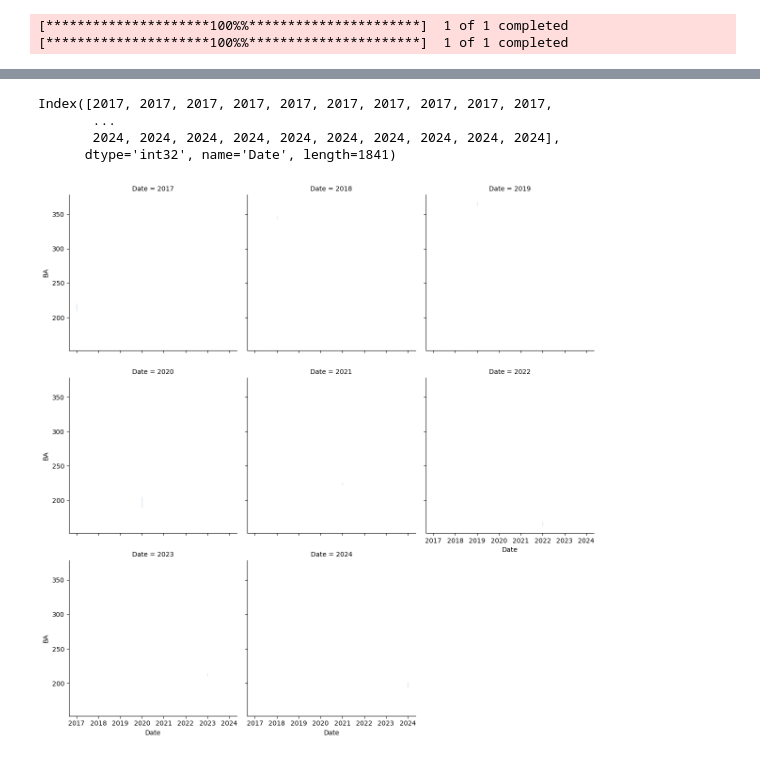
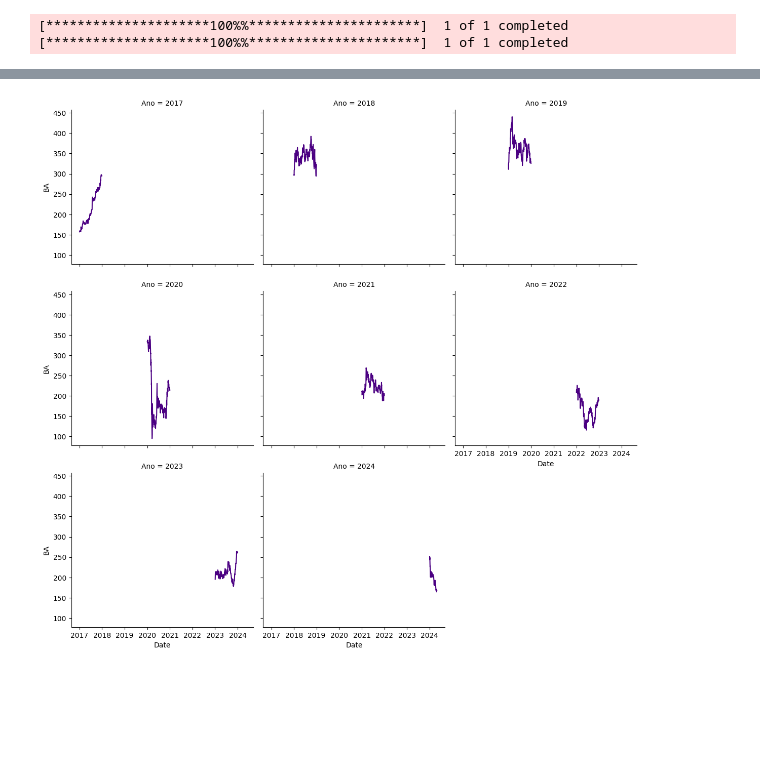
Before and after one commit to jlcamelo2350/Dados-e-automacao, a Jupyter notebook: Análises e automações com Ações da B3/gráficos/Aviação-dados/Setor_Aviação.ipynb, the cells around one changed output, grey strips where cells are left out. Cells and saved outputs as stored; diff of their text form; code cells hidden in the pictures; blank space fills up the shorter version.

```diff
--- a/Análises e automações com Ações da B3/gráficos/Aviação-dados/Setor_Aviação.ipynb
+++ b/Análises e automações com Ações da B3/gráficos/Aviação-dados/Setor_Aviação.ipynb
@@ -242,0 +263,21 @@ plt.show()
+# %%
+#Crio uma figura onde ficará o gráfico
+plt.figure(figsize=(12, 6))
+
+#Plotar os dados de dispersão de preços da Boeing:
+plt.scatter(stock_data.index, stock_data['EADSY'], label=empresas['EADSY'], color = cores['EADSY'], linewidth=0.09)
+plt.title('Preços das Ações da Airbus ao Longo do Tempo')
+plt.xlabel('Ano')
+plt.ylabel('Preço das Ações')
+plt.legend()
+plt.grid()
+# Adicionar um texto dizendo a fonte dos dados
+plt.text(pd.Timestamp('2016-09-01'), 8, 'Fonte: Yahoo Finance', fontsize=10, color='gray', horizontalalignment='left')
+plt.grid(True)
+
+# Adicionar linha de tendência
+stock_data['Date_numeric'] = stock_data.index.astype('int64') // 10**9
+coeficientes2 = np.polyfit(stock_data['Date_numeric'], stock_data['EADSY'], 2)
+tendencia = np.poly1d(coeficientes2)
+plt.plot(stock_data.index, tendencia(stock_data['Date_numeric']), label='Curva de tendência', color='black', linestyle='--', linewidth=1)
+plt.show()
@@ -261,16 +294,20 @@ plt.show()
-# %%
-stock_data['Date'] = stock_data.index.year
-print(stock_data.index.year)
-# %% [output]
-Index([2017, 2017, 2017, 2017, 2017, 2017, 2017, 2017, 2017, 2017,
-       ...
-       2024, 2024, 2024, 2024, 2024, 2024, 2024, 2024, 2024, 2024],
-      dtype='int32', name='Date', length=1841)
+# %%
+# Redefinir o índice para que o índice original seja uma coluna do DataFrame
+stock_data.reset_index(inplace=True)
+
+# Converter a coluna 'Date' para datetime, para evitar na leitura das datas
+stock_data['Date'] = pd.to_datetime(stock_data['Date'])
+
+# Criar uma colunanova, 'Ano', onde armazeno a data em anos (2017, 2018 etc) apenas
+stock_data['Ano'] = stock_data['Date'].dt.year
 # %%
-b = sns.FacetGrid(stock_data, col='Date', col_wrap=3, height=4)
-b.map(sns.lineplot, 'Date', 'BA')
-b.add_legend()
+# Configurar o FacetGrid para mostrar o comportamento dos preços em vários anos individualmente para Boeing
+
+g = sns.FacetGrid(stock_data, col='Ano', col_wrap=3, height=4)
+g.map_dataframe(sns.lineplot, x='Date', y='BA', color=cores['BA'])
+g.add_legend()
+plt.subplots_adjust(top=0.9)
 plt.show()
 # %% [output]
-[figure, old version]
+[figure, new version]
 # %%
```
Also changed, not shown: parts of 15 cells of this notebook.
